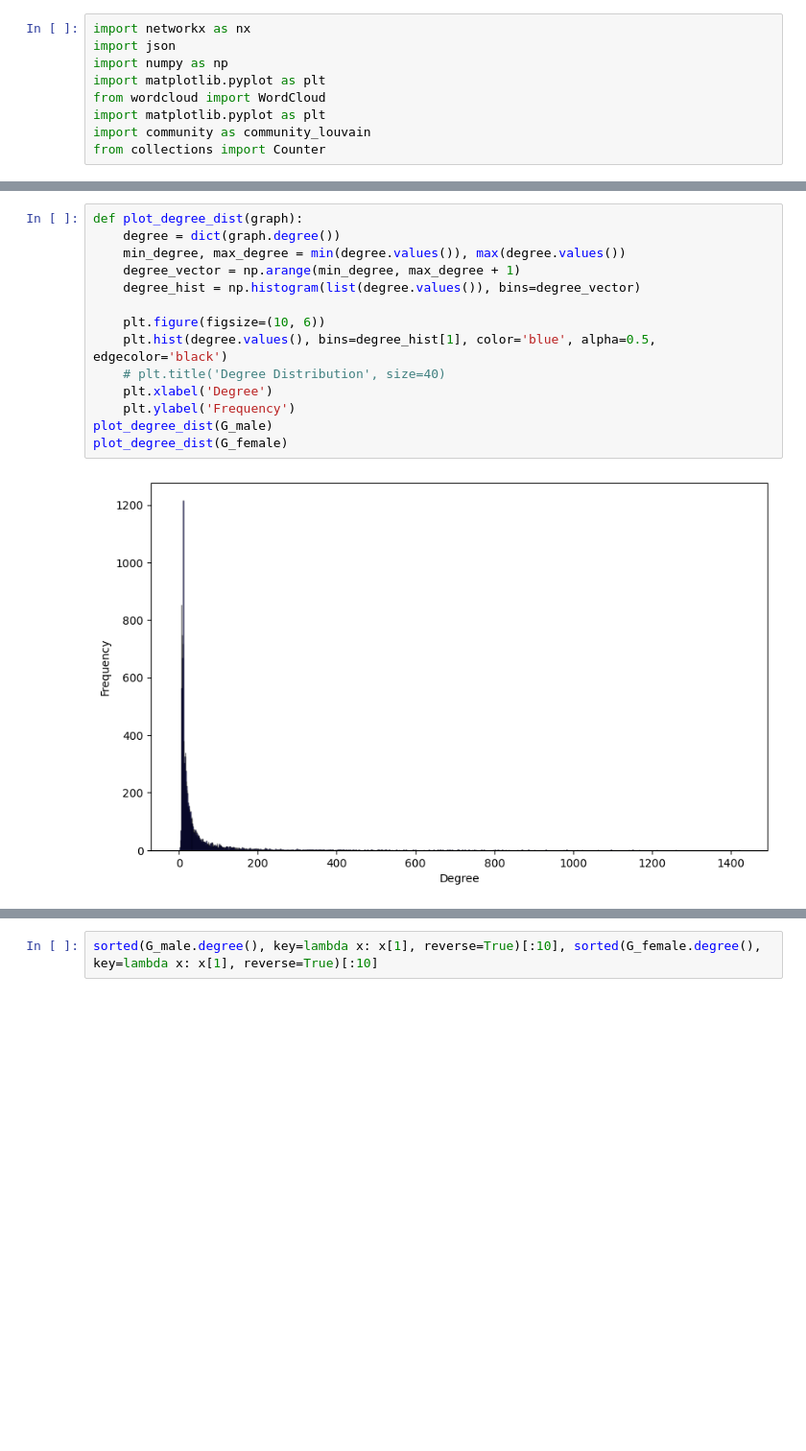
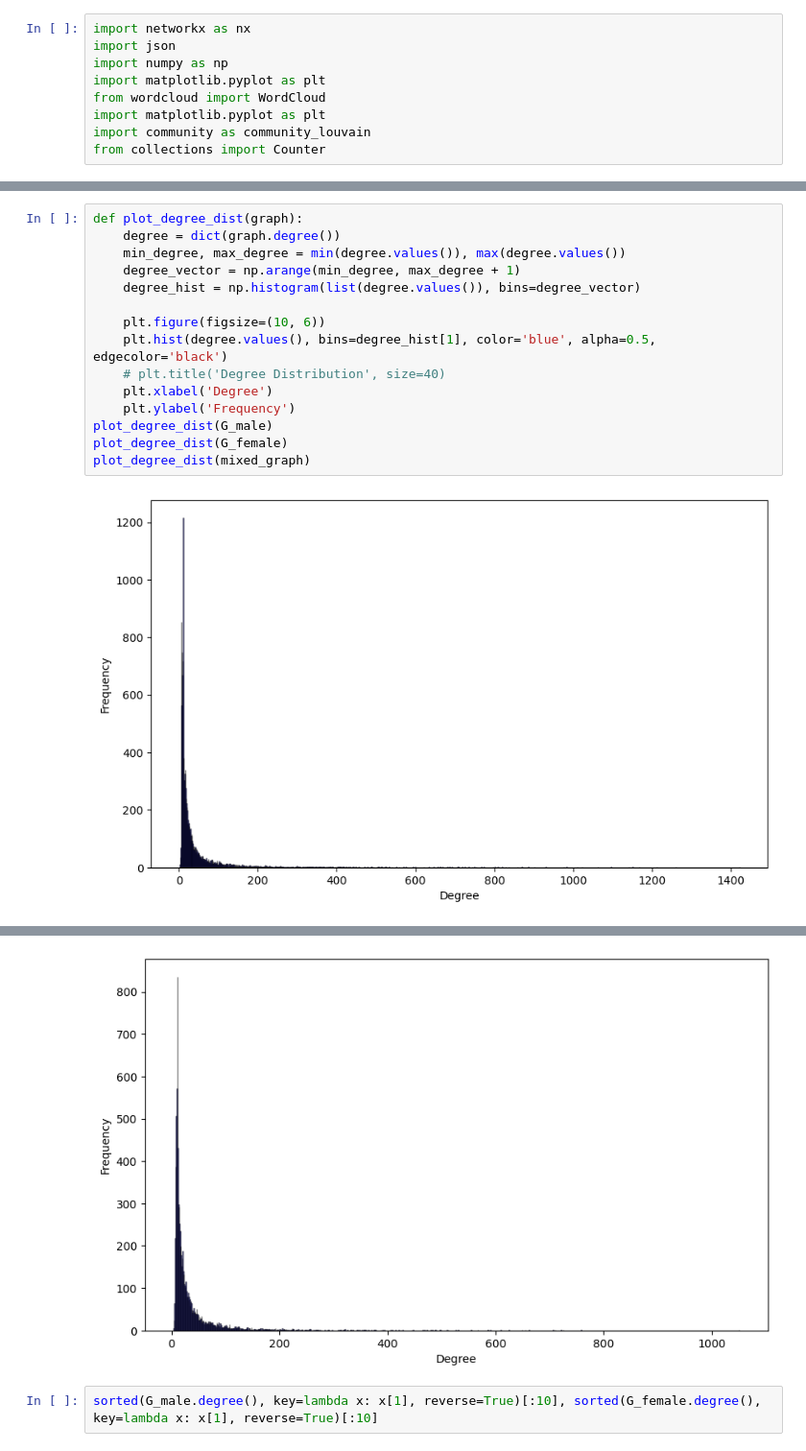
Before and after one commit to GermanButtiero/social_graph_assignment1, a Jupyter notebook: project/create_graph.ipynb, the cells around one changed output, grey strips where cells are left out. Shown at 96% size. Cells and saved outputs as stored; diff of their text form; blank space fills up the shorter version.

```diff
--- a/project/create_graph.ipynb
+++ b/project/create_graph.ipynb
@@ -68,20 +73,22 @@ Attributes: {'pos': 'PERSON', 'gender': 'female'}
 # %%
 def plot_degree_dist(graph):
     degree = dict(graph.degree())
     min_degree, max_degree = min(degree.values()), max(degree.values())
     degree_vector = np.arange(min_degree, max_degree + 1)
     degree_hist = np.histogram(list(degree.values()), bins=degree_vector)
 
     plt.figure(figsize=(10, 6))
     plt.hist(degree.values(), bins=degree_hist[1], color='blue', alpha=0.5, edgecolor='black')
     # plt.title('Degree Distribution', size=40)
     plt.xlabel('Degree')
     plt.ylabel('Frequency')
 plot_degree_dist(G_male)
 plot_degree_dist(G_female)
+plot_degree_dist(mixed_graph)
 # %% [output]
 [figure]
 [figure]
+[figure, added]
 # %%
 sorted(G_male.degree(), key=lambda x: x[1], reverse=True)[:10], sorted(G_female.degree(), key=lambda x: x[1], reverse=True)[:10]
 # %% [output]
```
Also changed, not shown: parts of 12 cells of this notebook.
